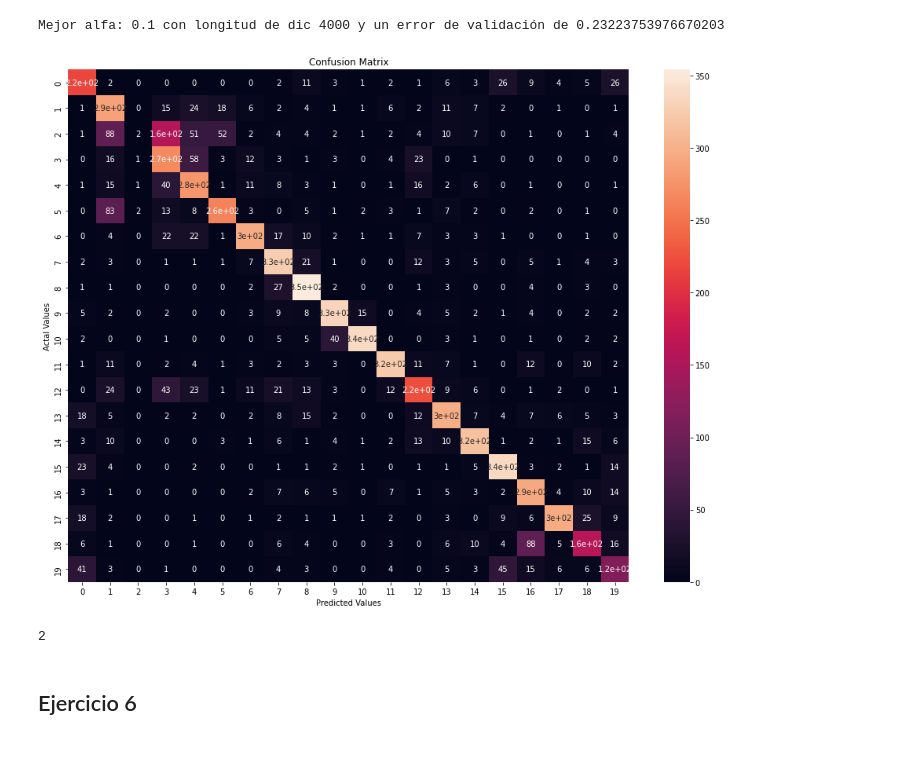
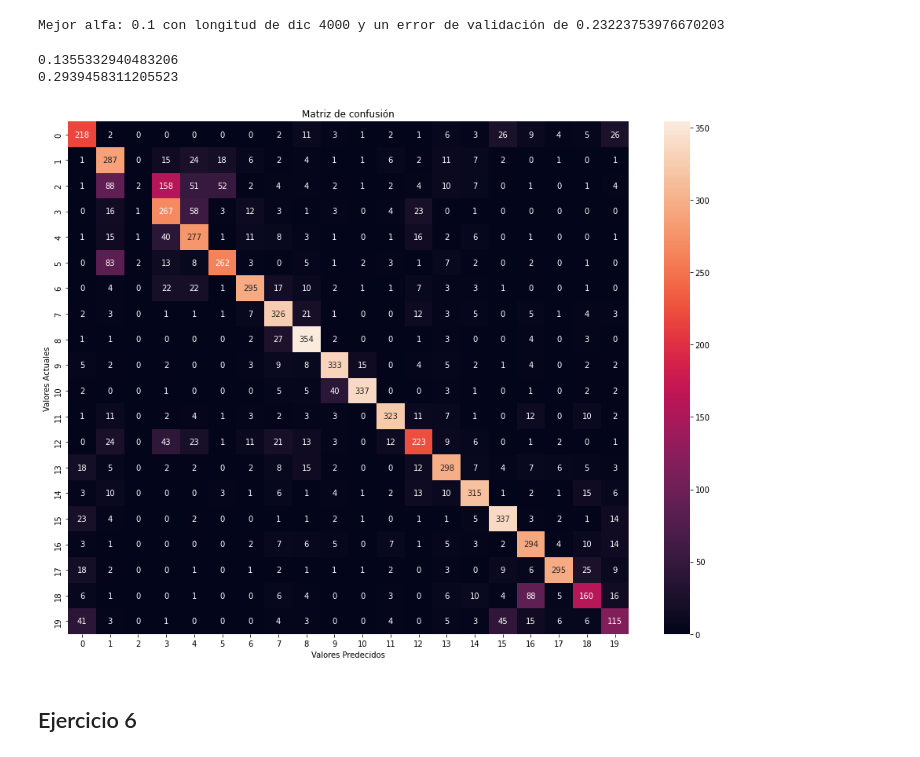
Before and after one commit to natimellino/IAA, a Jupyter notebook: TP3/tp3.ipynb, the cells around one changed output. Saved outputs shown, nothing was run; the diff lists cells and outputs as text; code cells hidden in the pictures.

```diff
--- a/TP3/tp3.ipynb
+++ b/TP3/tp3.ipynb
@@ -402,6 +403,8 @@ def ej5():
 
     e_train = e_val = e_test = []
     best_val = None
+    best_test_error = None
+    best_train_error = None
     best_clf = None
     best_len = None
     best_bin = None
@@ -425,38 +428,46 @@ def ej5():
             y_test_pred = clf.predict(Xvec_test)
             y_val_pred = clf.predict(Xvec_val)
 
-            e_train.append(1 - accuracy_score(y_train, y_train_pred))
+            error_train = 1 - accuracy_score(y_train, y_train_pred)
+            e_train.append(error_train)
             error_val = 1 - accuracy_score(y_val, y_val_pred)
             e_val.append(error_val)
-            e_test.append(1 - accuracy_score(y_test, y_test_pred))
+            error_test = 1 - accuracy_score(y_test, y_test_pred)
+            e_test.append(error_test)
 
             if best_val is None or error_val < best_val:
                 best_val = error_val
                 best_clf = clf
                 best_len = largo_diccionario
                 best_alfa = alfa
+                best_test_error = error_test
+                best_train_error = error_train
                 matrix = confusion_matrix(y_test, y_test_pred)
-    return e_train, e_val, e_test, best_clf, best_len, best_alfa, best_val, matrix
+    return e_train, e_val, e_test, best_clf, best_len, best_alfa, best_val, best_test_error, best_train_error, matrix
 # %%
-e_train, e_val, e_test, best_clf, best_len, best_alfa, best_val, matrix = ej5()
+e_train, e_val, e_test, best_clf, best_len, best_alfa, best_val, test_error, train_error, matrix = ej5()
 print(f'Mejor alfa: {best_alfa} con longitud de dic {best_len} y un error de validación de {best_val}')
 # %% [output]
 Mejor alfa: 0.1 con longitud de dic 4000 y un error de validación de 0.23223753976670203
+# %%
+# Overfitting ?
+
+print(f'train_error')
+print(test_error)
+# %% [output]
+0.1355332940483206
+0.2939458311205523
 # %%
-import seaborn as sns
+# Matriz de confusión
 
 matrix_df = pd.DataFrame(matrix)
 plt.figure(figsize=(16,12))
-sns.heatmap(matrix_df, annot=True)
-plt.title('Confusion Matrix')
-plt.ylabel('Actal Values')
-plt.xlabel('Predicted Values')
+sns.heatmap(matrix_df, annot=True, fmt='g')
+plt.title('Matriz de confusión')
+plt.ylabel('Valores Actuales')
+plt.xlabel('Valores Predecidos')
 plt.show()
 # %% [output]
-[figure, old version]
+[figure, new version]
-# %%
-len(pd.DataFrame([1, 2]))
-# %% [output]
-2
 # %% [markdown]
 ## Ejercicio 6
```
Also changed, not shown: parts of 1 cell of this notebook.
